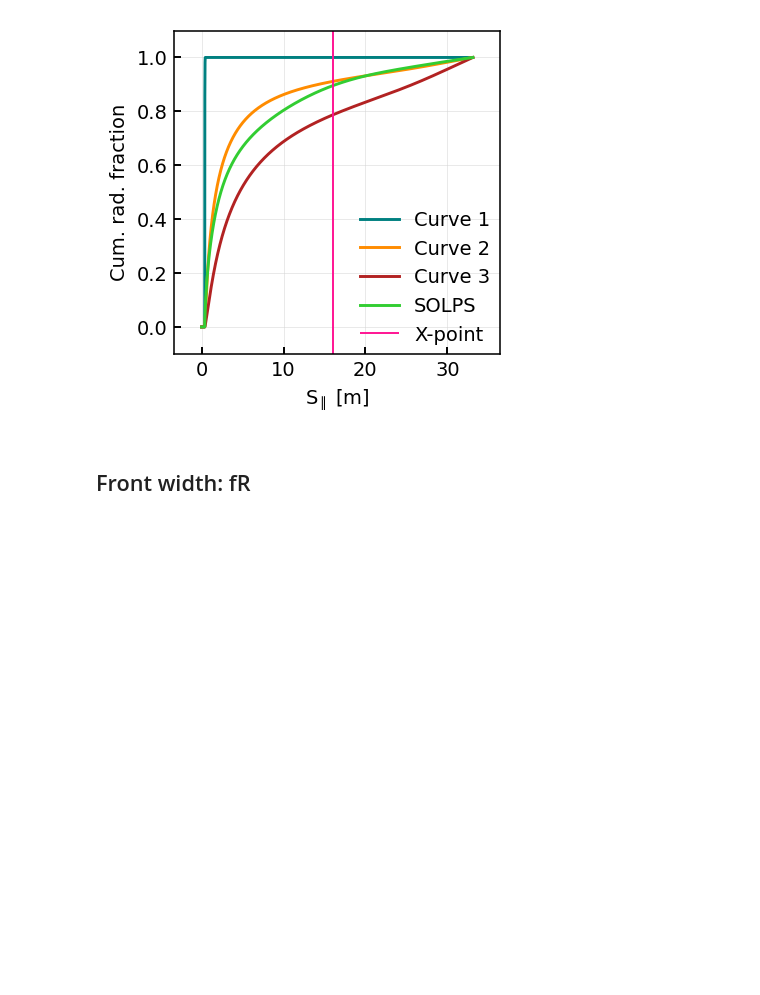
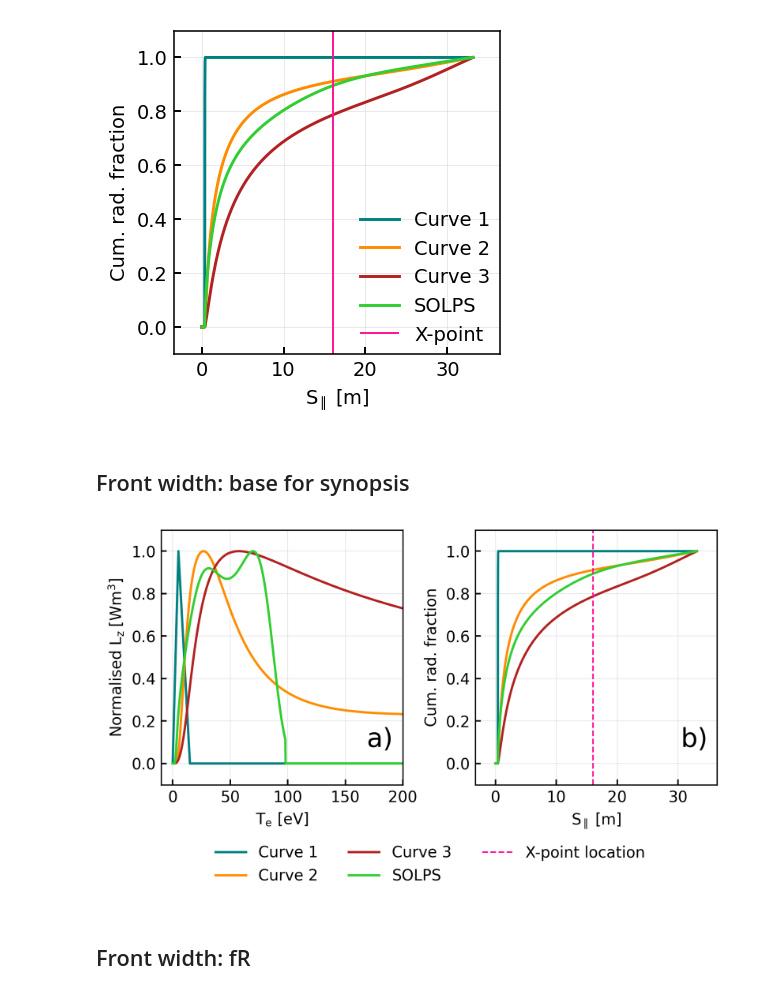
Before and after one commit to mikekryjak/notebooks, a Jupyter notebook: DLS/Paper/Wide radiation region analysis v2.ipynb, the cells around one changed output. Drawn from its saved outputs; the diff is of its cells as text; code cells hidden in the pictures; blank space fills up the shorter version.

```diff
--- a/DLS/Paper/Wide radiation region analysis v2.ipynb
+++ b/DLS/Paper/Wide radiation region analysis v2.ipynb
@@ -1309,6 +1320,44 @@ for side in ["inner", "outer"]:
 # %% [output]
 [figure]
 [figure]
+# %% [markdown]
+## Front width: base for synopsis
+# %%
+side = "outer"
+
+fig, axes = plt.subplots(1,2, figsize = (6.5,3), dpi = 300)
+
+for name, function in curves["set_outer"].items():
+    Lz = [function(temp) for temp in T]
+    Lz = Lz/np.max(Lz)
+    axes[0].plot(T, Lz, lw = 1.5)
+
+axes[0].xaxis.set_major_locator(mpl.ticker.MaxNLocator(5))
+axes[0].set_xlabel("$T_e$ [eV]")
+axes[0].set_ylabel(r"Normalised $L_z\ [W m^{3}]$")
+axes[0].set_xlim(-10,200)
+
+for curve in curves[f"set_{side}"].keys():
+    i = 1
+    # for fR in store_profiles["fR"].keys():
+    comp = comps_outer["Lc"][curve][i]
+    dls = comp.dls
+    axes[1].plot(dls["Spar"], dls["Prad_cum_norm"], label = curve)
+
+x = dls[dls["Xpoint"]==1].squeeze()
+ylim = axes[1].get_ylim()
+axes[1].vlines(x["Spar"], *ylim, lw = 1, ls = "--", color = "deeppink", label = "X-point location")
+axes[1].set_ylim(ylim)
+
+axes[1].set_xlabel("$S_{\parallel}$ [m]")
+axes[1].set_ylabel("Cum. rad. fraction")
+axes[0].text(0.85,0.15,s = "a)", fontdict=dict(fontsize="xx-large"), transform = axes[0].transAxes)
+axes[1].text(0.85,0.15,s = "b)", fontdict=dict(fontsize="xx-large"), transform = axes[1].transAxes)
+fig.legend(loc = "upper center", bbox_to_anchor = (0.5,-0.05), ncol = 3, frameon = False)
+fig.subplots_adjust(wspace = 0.3)
+# fig.savefig(rf"C:\Users\mikek\OneDrive\Project\Papers\DLS IOP Proceedings\Figures\FrontEffects_frontwidths_{side}_lower.pdf", format = "pdf")
+# %% [output]
+[figure, added]
 # %% [markdown]
 ## Front width: fR
 # %%
```
Also changed, not shown: parts of 21 cells of this notebook, 17 other files.
